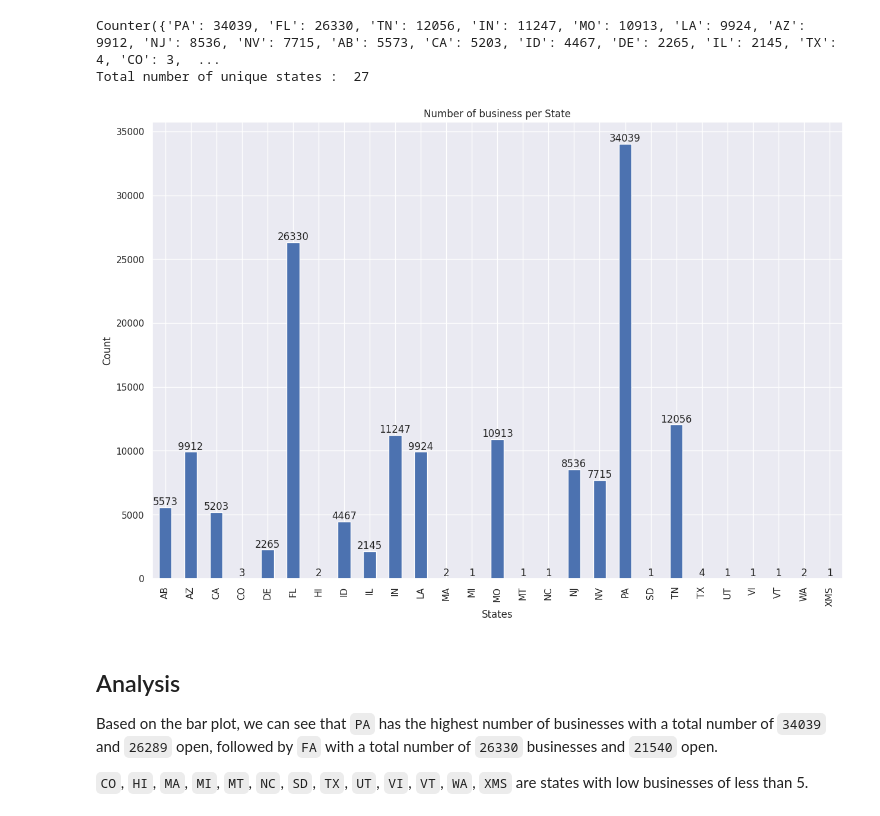
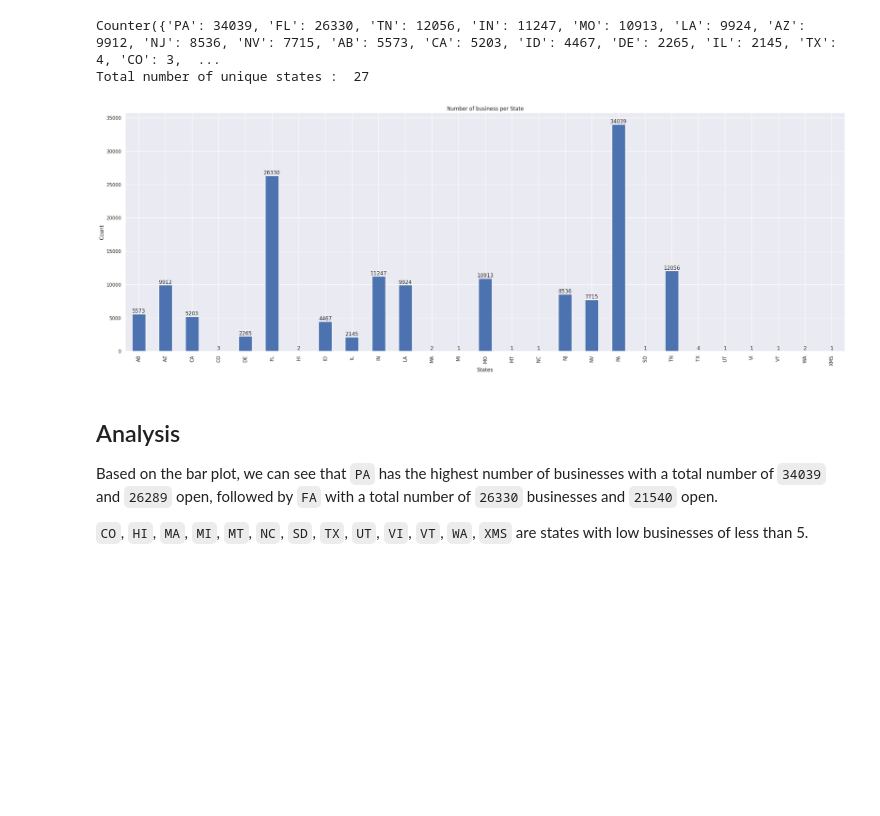
Before and after one commit to mrzzy/ntu-sc1015, a Jupyter notebook: category and states/States.ipynb, the cells around one changed output. Drawn from its saved outputs; the diff is of its cells as text; code cells hidden in the pictures; blank space fills up the shorter version.

```diff
--- a/category and states/States.ipynb
+++ b/category and states/States.ipynb
@@ -31,20 +31,20 @@ Total number of unique states :  27
 # %%
 # Plotting the number of business per state
 
 states_count = business.groupby("state")["state"].count()
 
 ax = states_count.plot(kind="bar", stacked = False)
 
 for container in ax.containers:
   ax.bar_label(container)
 
-plt.gcf().set_size_inches(15, 10)
+plt.gcf().set_size_inches(30, 10)
 plt.xlabel("States")
 plt.ylabel("Count")
 plt.title("Number of business per State")
 plt.show()
 # %% [output]
-[figure, old version]
+[figure, new version]
 # %% [markdown]
 ## Analysis
 
```
Also changed, not shown: parts of 2 cells of this notebook, 8 other files.
